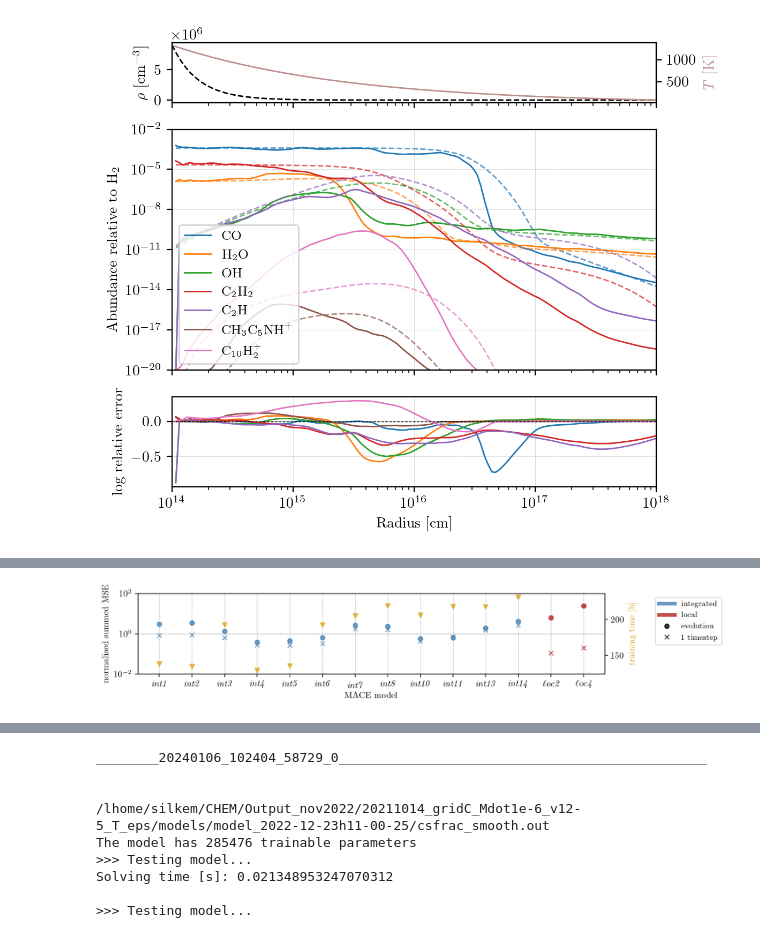
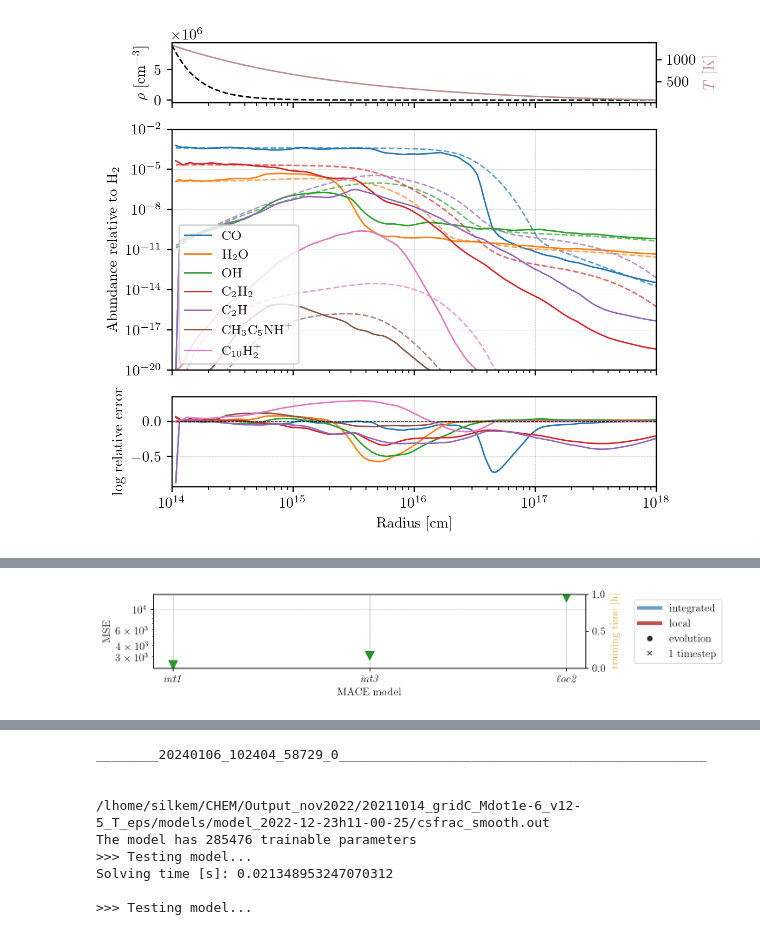
Before and after one commit to silkemaes/MACE, a Jupyter notebook: train2.0_dev.ipynb, the cells around one changed output, grey strips where cells are left out. Cells and saved outputs as stored; diff of their text form; code cells hidden in the pictures.

```diff
--- a/train2.0_dev.ipynb
+++ b/train2.0_dev.ipynb
@@ -297,7 +297,7 @@ losstype = 'mse_idn'
 # losstype = 'mse'
 z_dim = 8
 dt_fract = 0.2
-batch_size = 10000
+batch_size = 1
 nb_samples = 2
 n_dim = 468
 nb_hidden = 1
@@ -384,7 +384,7 @@ print(train.path)
 dirname = '2023-12-13 18:19:22.522359'  ## lr = 1.e-4       GOOD MODEL
 
 meta, model = utils.load_all_noevol(outloc, dirname, sepr = True, epoch = 7)   # type: ignore
-tstep_evol = 25
+tstep_evol = 64
 
 for i, (n,p,dt) in enumerate(data_loader):
     # print(n.shape, p.shape, dt.shape)
@@ -830,9 +841,10 @@ plt.show()
 # %%
 ## INTEGRATED MODELS MODELS SUMMED MSE
 
-idx1 = ['1','2','3', '4', '5','6']
-idx2 = ['7','8','10','11']
-idx3 = ['13', '14']
+# idx1 = ['1','2','3', '4', '5']
+idx1 = ['1', '3']
+# idx2 = ['7','8','10','11']
+# idx3 = ['13', '14']
 idx = []
 outloc  = '/STER/silkem/MACE/models/CSE_0D/'
 
@@ -848,15 +860,18 @@ losses_evol = list()
 losses_step = list()
 dirs = list()
 train_times = list()    # in hours
+log_err_evol = list()
 
 # ax1.set_title('Runs:64042')
 
 for i in range(len(idx1)):
-    dirname = '20240122_104049_64042_'+idx1[i]
+    dirname = '20240207_134859_66656_'+idx1[i]
     dirs.append(dirname)
     idx.append(idx1[i])
-    testloss_evol = np.load(outloc+dirname+'/testloss_evol_3002.npy')
-    testloss_step = np.load(outloc+dirname+'/testloss_step_3002.npy')
+    testloss_evol = np.load(outloc+dirname+'/testloss_evol_3000.npy')
+    testloss_step = np.load(outloc+dirname+'/testloss_step_3000.npy')
+    logerr = np.load(outloc+dirname+'/testloss_evol_logerr300.npy')
+    log_err_evol.append(float(logerr))
     print(testloss_evol, testloss_step)
     losses_evol.append(float(testloss_evol))
     losses_step.append(float(testloss_step))
@@ -864,29 +879,7 @@ for i in range(len(idx1)):
     train_times.append(meta['train_time_h'])
 
 
-for i in range(len(idx2)):
-    dirname = '20240122_104133_64048_'+idx2[i]
-    dirs.append(dirname)
-    idx.append(idx2[i])
-    testloss_evol = np.load(outloc+dirname+'/testloss_evol_3002.npy')
-    testloss_step = np.load(outloc+dirname+'/testloss_step_3002.npy')
-    print(testloss_evol, testloss_step)
-    losses_evol.append(float(testloss_evol))
-    losses_step.append(float(testloss_step))
-    meta = utils.load_meta(outloc, dirname)
-    train_times.append(meta['train_time_h'])
 
-for i in range(len(idx3)):
-    dirname = '20240122_104150_64054_'+idx3[i]
-    dirs.append(dirname)
-    idx.append(idx3[i])
-    testloss_evol = np.load(outloc+dirname+'/testloss_evol_3002.npy')
-    testloss_step = np.load(outloc+dirname+'/testloss_step_3002.npy')
-    print(testloss_evol, testloss_step)
-    losses_evol.append(float(testloss_evol))
-    losses_step.append(float(testloss_step))
-    meta = utils.load_meta(outloc, dirname)
-    train_times.append(meta['train_time_h'])
 
 
 ## comparison with local models
@@ -898,6 +891,8 @@ dirname = '20240103_235005_58677_7'
 dirs.append(dirname)
 testloss_evol_local = np.load(outloc+dirname+'/testloss_evol_3002.npy')
 testloss_step_local = np.load(outloc+dirname+'/testloss_step_3002.npy')
+# logerr = np.load(outloc+dirname+'/testloss_evol_logerr300.npy')
+# log_err_evol.append(float(logerr))
 print(testloss_evol_local, testloss_step_local)
 losses_evol_local.append(float(testloss_evol_local))
 losses_step_local.append(float(testloss_step_local))
@@ -906,6 +901,8 @@ dirname = '20240103_151253_58677_3'
 dirs.append(dirname)
 testloss_evol_local = np.load(outloc+dirname+'/testloss_evol_3002.npy')
 testloss_step_local = np.load(outloc+dirname+'/testloss_step_3002.npy')
+logerr = np.load(outloc+dirname+'/testloss_evol_logerr300.npy')
+log_err_evol.append(float(logerr))
 print(testloss_evol_local, testloss_step_local)
 losses_evol_local.append(float(testloss_evol_local))
 losses_step_local.append(float(testloss_step_local))
@@ -914,18 +911,21 @@ losses_evol_local = np.array(losses_evol_local)/3002
 losses_step_local = np.array(losses_step_local)/3002
 losses_evol = np.array(losses_evol)/3002
 losses_step = np.array(losses_step)/3002
+log_err_evol = np.array(log_err_evol)/300
 
 # print(losses_evol)
 ms = 10
 a = 0.8
 len_int = len(idx)
-ax1.plot(losses_evol, '.',label='evolution', c='steelblue', ms=ms, alpha =a)
-ax1.plot(losses_step, 'x',label='per time step', c='steelblue', ms =ms-5, alpha =a)
-ax1.plot([len_int, len_int+1], losses_evol_local, '.',label='evolution local', c='firebrick', ms=ms, alpha =a)
-ax1.plot([len_int, len_int+1], losses_step_local, 'x',label='per time step local', c='firebrick', ms =ms-5, alpha =a)
-ax2.plot(train_times, 'v', color = 'goldenrod',label = 'training time', ms = ms-5, alpha = a)
+# ax1.plot(losses_evol, '.',label='evolution', c='steelblue', ms=ms, alpha =a)
+# ax1.plot(losses_step, 'x',label='per time step', c='steelblue', ms =ms-5, alpha =a)
+# ax1.plot([len_int, len_int+1], losses_evol_local, '.',label='evolution local', c='firebrick', ms=ms, alpha =a)
+# ax1.plot([len_int, len_int+1], losses_step_local, 'x',label='per time step local', c='firebrick', ms =ms-5, alpha =a)
+# ax2.plot(train_times, 'v', color = 'goldenrod',label = 'training time', ms = ms-5, alpha = a)
 
-ax1.set_ylabel('normalised summed MSE')
+ax1.plot(log_err_evol, 'v',label='log error', c='green', ms =ms, alpha =a)
+
+ax1.set_ylabel('MSE')
 
 
 
@@ -941,7 +941,7 @@ ax2.set_ylabel('training time [h]', color = 'goldenrod')
 
 ax1.grid(True, linestyle='--', linewidth=0.3, color='gray')
 
-ax1.set_ylim(10**-2,10**2)
+# ax1.set_ylim(10**-2,10**2)
 ax1.set_yscale('log')
 
 lw = 4
@@ -951,10 +951,13 @@ l_evol = mlines.Line2D([],[], color = 'k', ls = 'none' , marker = '.', label='ev
 l_step = mlines.Line2D([],[], color = 'k', ls = 'none' , marker = 'x', label='1 timestep',ms =ms-5, alpha = a)
 
 handles = [l_intgr, l_local, l_evol, l_step]
-plt.legend(handles = handles, fontsize = 9, loc='upper left', bbox_to_anchor=(1.1, 1))
-
+plt.legend(handles = handles, fontsize = 12, loc='upper left', bbox_to_anchor=(1.1, 1))
+plt.rcParams.update({'font.size': 12})
 plt.tight_layout()
 plt.savefig('summed_MSE_comparison.png', dpi = 300)
 
+
+print(log_err_evol)
+
 plt.show()
 # %% [output]
@@ -976,4 +970,4 @@ local
-[figure, old version]
+[figure, new version]
 # %%
 idx = ['0', '1', '2','3', '4', '5', '6']
 # idx = ['4', '5', '6']
```
Also changed, not shown: parts of 7 cells of this notebook, 12 other files.
